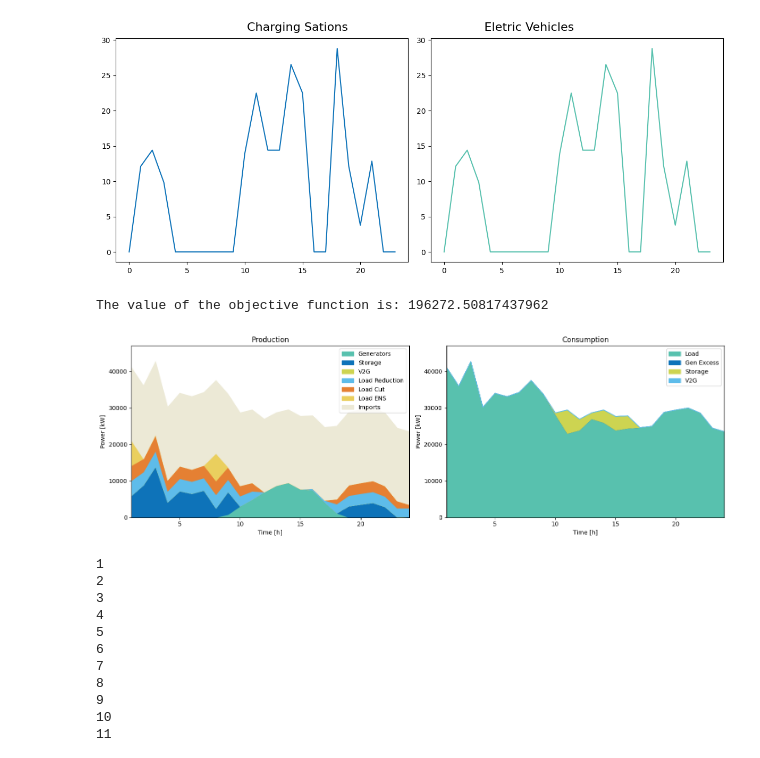
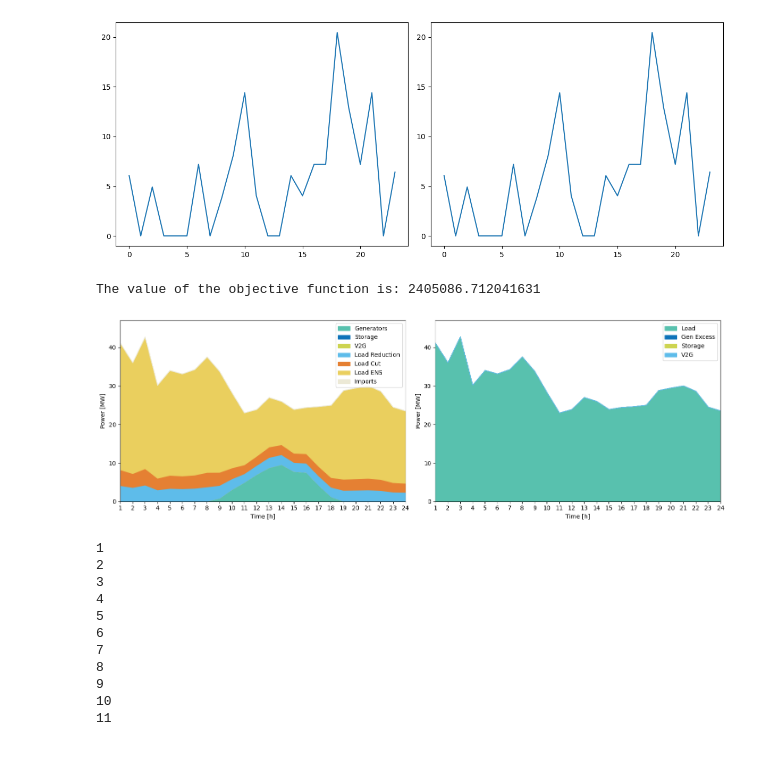
Before and after one commit to cpguzman/energy_communities_management, a Jupyter notebook: pyecom_tomas/pyecomWforecats.ipynb, the cells around one changed output. Cells and saved outputs as stored; diff of their text form; code cells hidden in the pictures.

Commit message:
updating graphs and taking off parameters that change the excel internally

```diff
--- a/pyecom_tomas/pyecomWforecats.ipynb
+++ b/pyecom_tomas/pyecomWforecats.ipynb
@@ -237,26 +237,32 @@ m.export_profile_to_excel(
     name='profile_data.xlsx'
 )
 # %%
-# Plot the results of the eletric vehicles and charging stations
+# PLot the results of the eletric vehicles and charging stations
 if result_v2gEnerState.values.shape[0] == 5:
-    fig, axs = plt.subplots(nrows=5, ncols=2, figsize=(12, 5))
-    #Plot perfil individual
+    fig, axs = plt.subplots(nrows=5, ncols=2, figsize=(12, 10))
+
     for i in range(result_csActPower.values.shape[0]):
-        axs[i, 0].plot(result_csActPower.values[i], color=project_colors["blue"])
+        axs[i, 0].plot(result_csActPower.values[i])
+        axs[i, 0].set_title(f'Charging Station {i+1}')
+        axs[i, 0].set_ylabel('Power [kW]')
+        axs[i, 0].set_xlabel('Time Step')
     for i in range(result_v2gEnerState.values.shape[0]):
-        axs[i, 1].plot(result_v2gEnerState.values[i], color=project_colors["green"])
+        axs[i, 1].plot(result_v2gEnerState.values[i])
+        axs[i, 1].set_title(f'EV {i+1}')
+        axs[i, 1].set_ylabel('Energy [kWh]')
+        axs[i, 1].set_xlabel('Time Step')
 else:
-    #Plot a soma
     fig, axs = plt.subplots(nrows=1, ncols=2, figsize=(12, 5))
-    axs[0].plot(np.sum(result_csActPower.values, axis=0), color=project_colors["blue"])
-    axs[1].plot(np.sum(result_v2gChActPower.values, axis=0), color=project_colors["green"])
+    axs[0].plot(np.sum(result_csActPower.values, axis=0))
+    axs[1].plot(np.sum(result_v2gChActPower.values, axis=0))
 
-fig.suptitle('Charging Sations                                    Eletric Vehicles ', fontsize=16)
 plt.tight_layout()
 plt.subplots_adjust(top=0.92)  # Adjust the top to fit the suptitle
+plt.savefig("./plots/cs_ev.png", dpi=300, bbox_inches='tight')
+
 plt.show()
 # %% [output]
-[figure, old version]
+[figure, new version]
 # %%
 # Store the storage and v2g planing made by the model
 schedule_storageCh =  np.array(result_storChActPower)
@@ -266,14 +272,15 @@ schedule_v2gDch =  np.array(result_v2gDchActPower)
 # %%
 # Build the true data
 True_Data = build_data.Data()
+
 True_Data.change_time_step(_time_step)
-True_Data.increase_import_limit(factor=_import_factor)
+#True_Data.increase_import_limit(factor=_import_factor)
 True_Data.get_gen_data_from_db(specific_date=_specific_date, end = 24*60//_time_step, time_step=_time_step)
 True_Data.get_loads_data_from_db(specific_date=_specific_date, end = 24*60//_time_step, time_step=_time_step)
-True_Data.increase_storage_capacity(factor=_stor_factor)
-True_Data.increase_number_of_charging_station(factor=3)
-True_Data.increase_number_of_vehicle(factor=2)
-True_Data.creat_new_cs_schedual()
+#True_Data.increase_storage_capacity(factor=_stor_factor)
+#True_Data.increase_number_of_charging_station(factor=3)
+#True_Data.increase_number_of_vehicle(factor=2)
+#True_Data.creat_new_cs_schedual()
 
 # Create the model for the true data
 model_true_true = m.creat_model(True_Data.get_data(), end = 24*60//_time_step+1)
@@ -410,7 +417,7 @@ m.plot_profile(result_genActPower=result_genActPower_true_true, result_storDchAc
                result_storChActPower=result_storChActPower_true_true, result_v2gChActPower=result_v2gChActPower_true_true,
                save = _save_plots, path=f'plots/{_specific_date}', name = f'measured-{_specific_date}-step-{_time_step}')
 # %% [output]
-The value of the objective function is: 196272.50817437962
+The value of the objective function is: 2405086.712041631
-[figure, old version]
+[figure, new version]
 # %%
 #Operation/Control @TODO Célula que está a dar problema dependendo dos inputs
```
Also changed, not shown: parts of 7 cells of this notebook, 42 other files.
